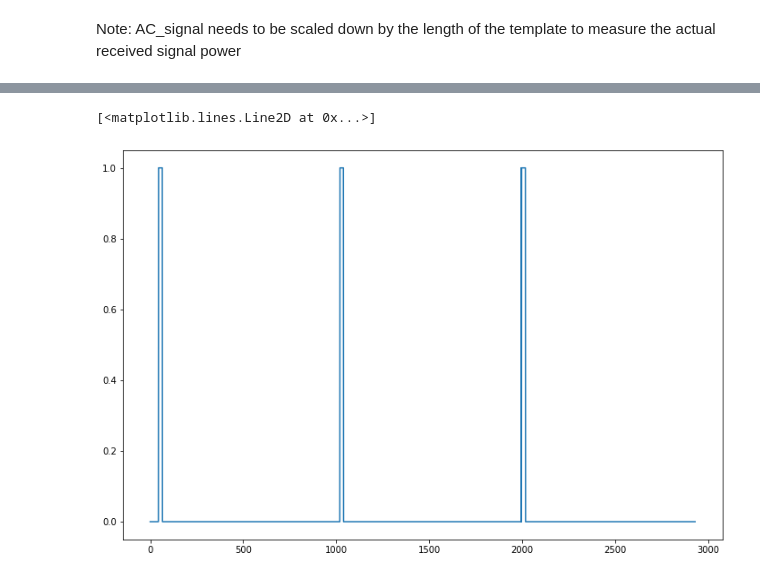
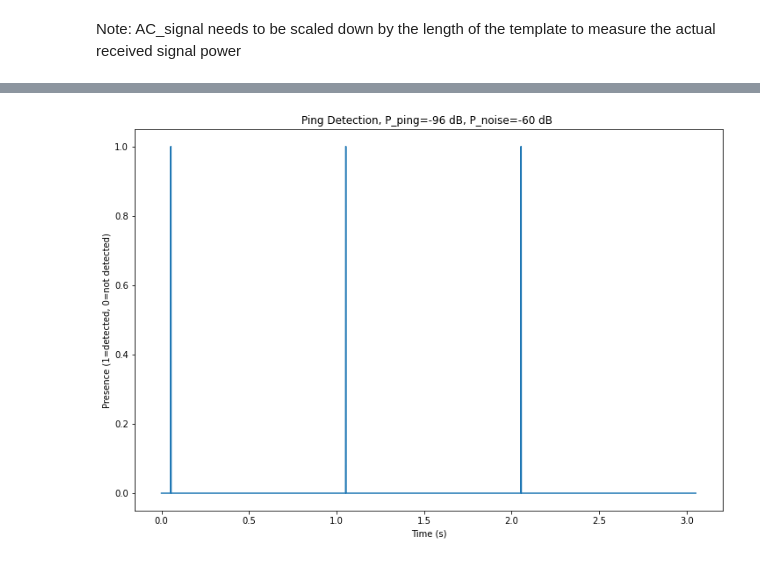
Before and after one commit to UCSD-E4E/rct_signal_characterization, a Jupyter notebook: Autocorrelation Tests.ipynb, the cells around one changed output, grey strips where cells are left out. Drawn from its saved outputs; the diff is of its cells as text; code cells hidden in the pictures.

```diff
--- a/Autocorrelation Tests.ipynb
+++ b/Autocorrelation Tests.ipynb
@@ -79,9 +96,14 @@ plt.grid()
-# %%
-ping_locator = ping_rssi > 3
-plt.plot(ping_locator)
-# %% [output]
-[<matplotlib.lines.Line2D at 0x...>]
-[figure, removed]
+# %%
+ping_locator = ping_rssi > 3
+t = np.arange(len(ping_locator)) / AC_f_s
+
+plt.plot(t, ping_locator)
+plt.ylabel("Presence (1=detected, 0=not detected)")
+plt.xlabel("Time (s)")
+plt.title("Ping Detection, P_ping=%d dB, P_noise=%d dB " % (ping_power, noise_power))
+plt.savefig("ping_presence.png")
+# %% [output]
+[figure, added]
 # %%
 ping_t = []
 for i in range(len(ping_locator) - 1):
```
Also changed, not shown: parts of 6 cells of this notebook.
